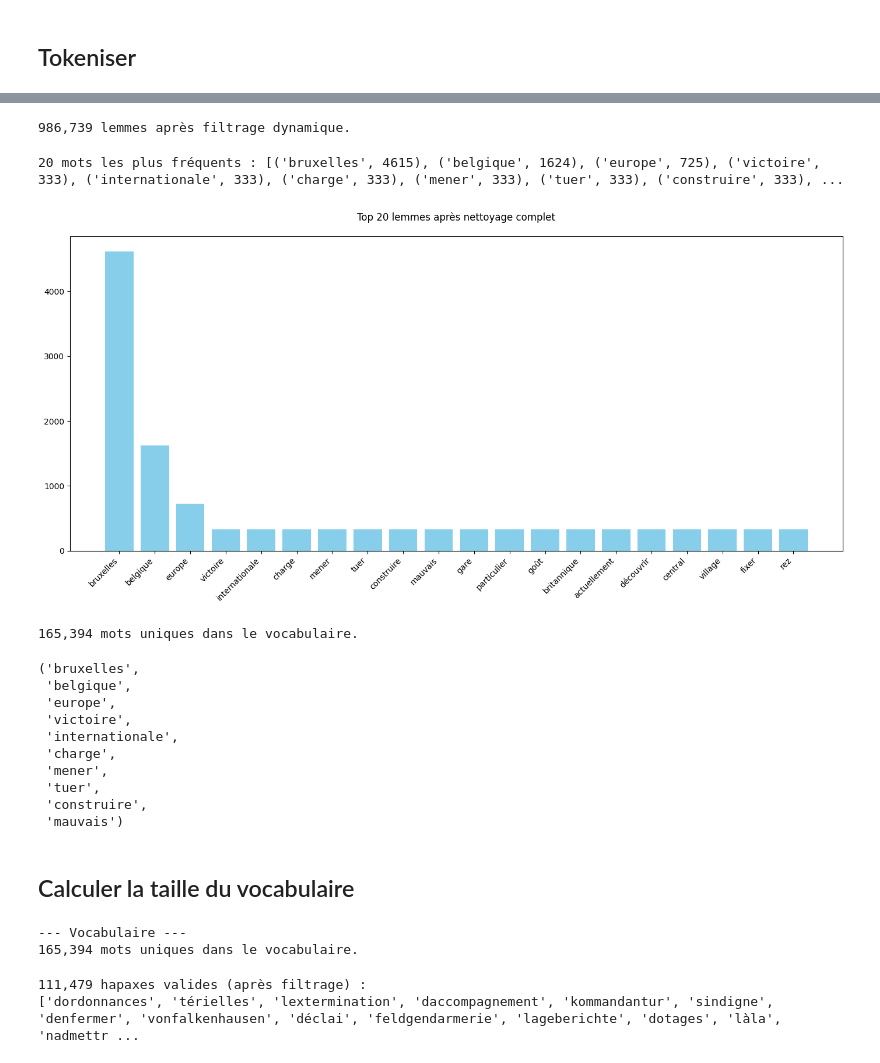
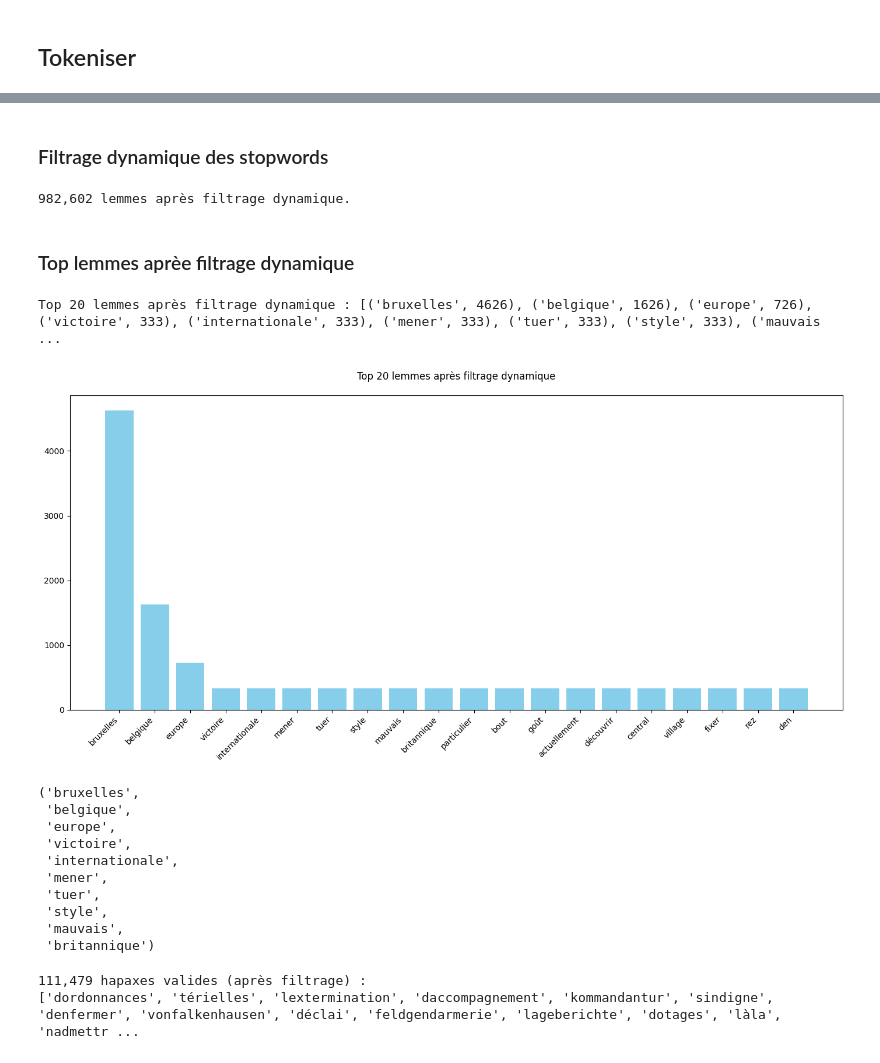
Before and after one commit to IlariaFa/tac, a Jupyter notebook: tps/tp4/s2_freq.ipynb, the cells around one changed output, grey strips where cells are left out. Drawn from its saved outputs; the diff is of its cells as text; code cells hidden in the pictures.

```diff
--- a/tps/tp4/s2_freq.ipynb
+++ b/tps/tp4/s2_freq.ipynb
@@ -93,0 +94,14 @@ print(f"{len(lemmas):,} lemmes générés.")
+# %%
+# Top lemmes avant filstrage dynamique
+freq_raw = Counter(lemmas)
+top20_raw = freq_raw.most_common(20)
+print("Top 20 lemmes avant filtrage dynamique :", top20_raw)
+
+# Plot
+words, counts = zip(*top20_raw)
+plt.figure(figsize=(14,7))
+plt.bar(words, counts, color="lightcoral")
+plt.xticks(rotation=45, ha="right")
+plt.title("Top 20 lemmes avant filtrage dynamique", pad=20)
+plt.tight_layout()
+plt.show()
@@ -94,8 +111,8 @@ print(f"{len(lemmas):,} lemmes générés.")
+# %% [markdown]
+### Filtrage dynamique des stopwords
 # %%
-freq = Counter(lemmas)
-
 # Récupère les 800 mots les plus fréquents comme stopwords supplémentaires
-extra_stopwords = {w for w, _ in freq.most_common(800)}
+extra_stopwords = {w for w, _ in freq_raw.most_common(800)}
 
 # Conservation de mots importants
 important_words = {"bruxelles", "paris", "belgique", "europe"}
@@ -105,32 +122,29 @@ extra_stopwords -= important_words
 sw.update(extra_stopwords)
 
 # Filtrage final
-lemmas = [l for l in lemmas if l not in sw and len(l) > 2]
+lemmas_filtered = [l for l in lemmas if l not in sw and len(l) > 2]
 
-print(f"{len(lemmas):,} lemmes après filtrage dynamique.")
+print(f"{len(lemmas_filtered):,} lemmes après filtrage dynamique.")
 # %% [output]
-986,739 lemmes après filtrage dynamique.
+982,602 lemmes après filtrage dynamique.
+# %% [markdown]
+### Top lemmes aprèe filtrage dynamique
 # %%
-freq = Counter(lemmas)
-most_common = freq.most_common(20)
-print("20 mots les plus fréquents :", most_common)
+freq_filtered = Counter(lemmas_filtered)
+top20_filtered = freq_filtered.most_common(20)
+print("Top 20 lemmes après filtrage dynamique :", top20_filtered)
 
 # Plot
-words, counts = zip(*most_common)
+words, counts = zip(*top20_filtered)
 plt.figure(figsize=(14,7))
 plt.bar(words, counts, color="skyblue")
 plt.xticks(rotation=45, ha="right")
-plt.title("Top 20 lemmes après nettoyage complet", pad=20)
+plt.title("Top 20 lemmes après filtrage dynamique", pad=20)
 plt.tight_layout()
 plt.show()
 # %% [output]
-20 mots les plus fréquents : [('bruxelles', 4615), ('belgique', 1624), ('europe', 725), ('victoire', 333), ('internationale', 333), ('charge', 333), ('mener', 333), ('tuer', 333), ('construire', 333), ...
+Top 20 lemmes après filtrage dynamique : [('bruxelles', 4626), ('belgique', 1626), ('europe', 726), ('victoire', 333), ('internationale', 333), ('mener', 333), ('tuer', 333), ('style', 333), ('mauvais ...
-[figure, old version]
+[figure, new version]
-# %%
-voc = set(lemmas)
-print(f"{len(voc):,} mots uniques dans le vocabulaire.")
-# %% [output]
-165,394 mots uniques dans le vocabulaire.
 # %%
 words[:10]
 # %% [output]
@@ -139,20 +153,11 @@ words[:10]
  'europe',
  'victoire',
  'internationale',
- 'charge',
  'mener',
  'tuer',
- 'construire',
- 'mauvais')
+ 'style',
+ 'mauvais',
+ 'britannique')
-# %% [markdown]
-## Calculer la taille du vocabulaire
-# %%
-print("\n--- Vocabulaire ---")
-voc = set(lemmas)
-print(f"{len(voc):,} mots uniques dans le vocabulaire.")
-# %% [output]
---- Vocabulaire ---
-165,394 mots uniques dans le vocabulaire.
 # %%
 #detection Hapax
 hapaxes = [
```
Also changed, not shown: parts of 6 cells of this notebook.
